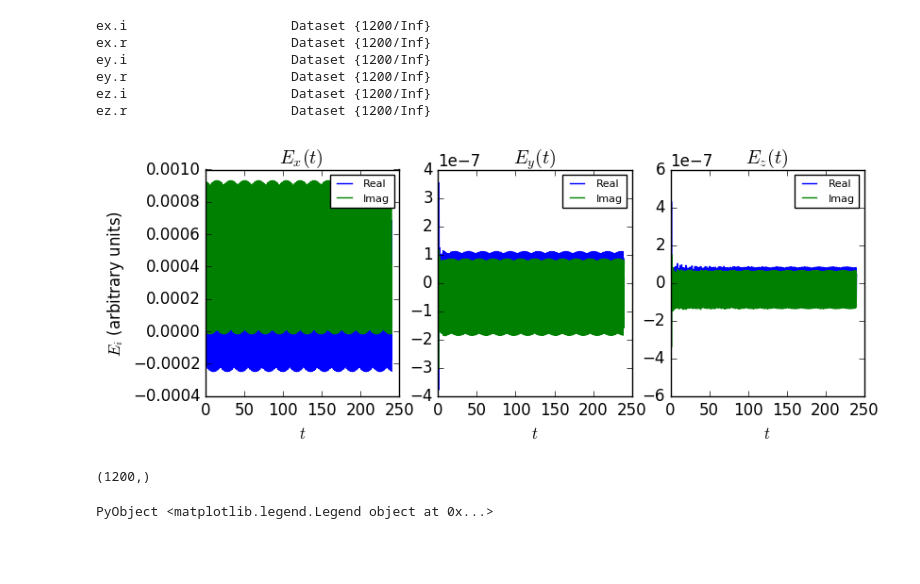
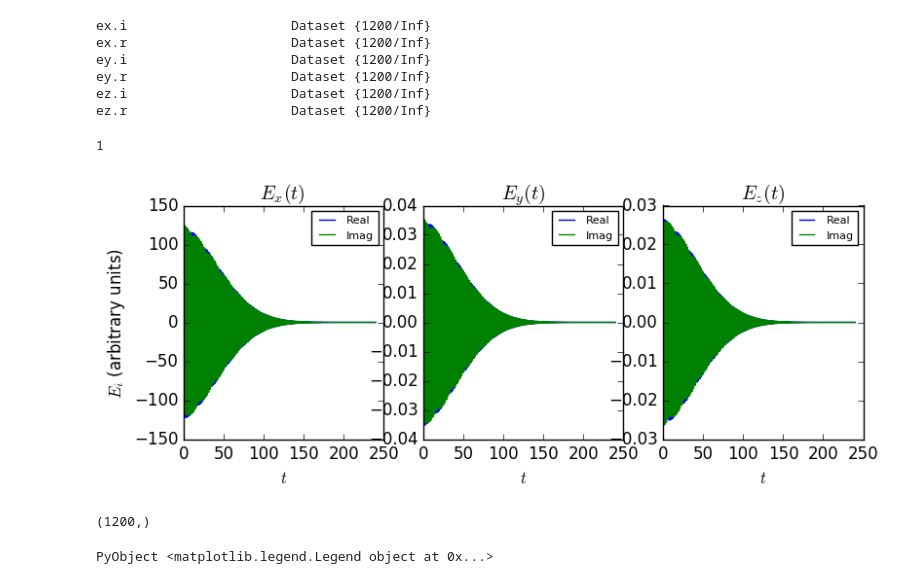
Before and after one commit to i2000s/simnanophotonics, a Jupyter notebook: Nanofiber.ipynb, the cells around one changed output. Saved outputs shown, nothing was run; the diff lists cells and outputs as text; code cells hidden in the pictures; blank space fills up the shorter version.

Commit message:
Use a large frequency width in the simulation and make sure the data is reversed in importing to Julia.

```diff
--- a/Nanofiber.ipynb
+++ b/Nanofiber.ipynb
@@ -23,34 +41,37 @@ using HDF5
 ex = h5read("nanofiber-Ert.h5", "ex.r") + im*h5read("nanofiber-Ert.h5", "ex.i")
 ey = h5read("nanofiber-Ert.h5", "ey.r") + im*h5read("nanofiber-Ert.h5", "ey.i")
 ez = h5read("nanofiber-Ert.h5", "ez.r") + im*h5read("nanofiber-Ert.h5", "ez.i")
+println(ndims(ex)) # Print out the dimension of the variables to check if it's a vector (output 1). Otherwise, use permutedims to flip the data dimension.
+ex = ex[end:-1:1]; ey = ey[end:-1:1]; ez = ez[end:-1:1];
 println(size(ex))
 lent=length(ex)
 t=linspace(0,240.0,lent)
 figure(figsize=(9,3))
 subplot(1,3,1)
 ax=plot(t,real(ex))
 plot(t,imag(ex))
 title("\$E_x(t)\$ ")
 xlabel(L"t")
 ylabel(L"$E_i$ (arbitrary units)")
 legend(["Real", "Imag"],fontsize=8)
 
 subplot(1,3,2)
 ax=plot(t,real(ey))
 plot(t,imag(ey))
 title("\$E_y(t)\$")
 xlabel(L"t")
 #ylabel(L"$E_y$ (arbitrary units)")
 legend(["Real", "Imag"],fontsize=8)
 
 subplot(1,3,3)
 ax=plot(t,real(ez))
 plot(t,imag(ez))
 title("\$E_z(t)\$")
 xlabel(L"t")
 #ylabel(L"$E_z$ (arbitrary units)")
 legend(["Real", "Imag"],fontsize=8)
 # %% [output]
+1
-[figure, old version]
+[figure, new version]
-(1200,)
-PyObject <matplotlib.legend.Legend object at 0x...>
+(1200,)
+PyObject <matplotlib.legend.Legend object at 0x...>
```
Also changed, not shown: parts of 3 cells of this notebook, 1 other file.
